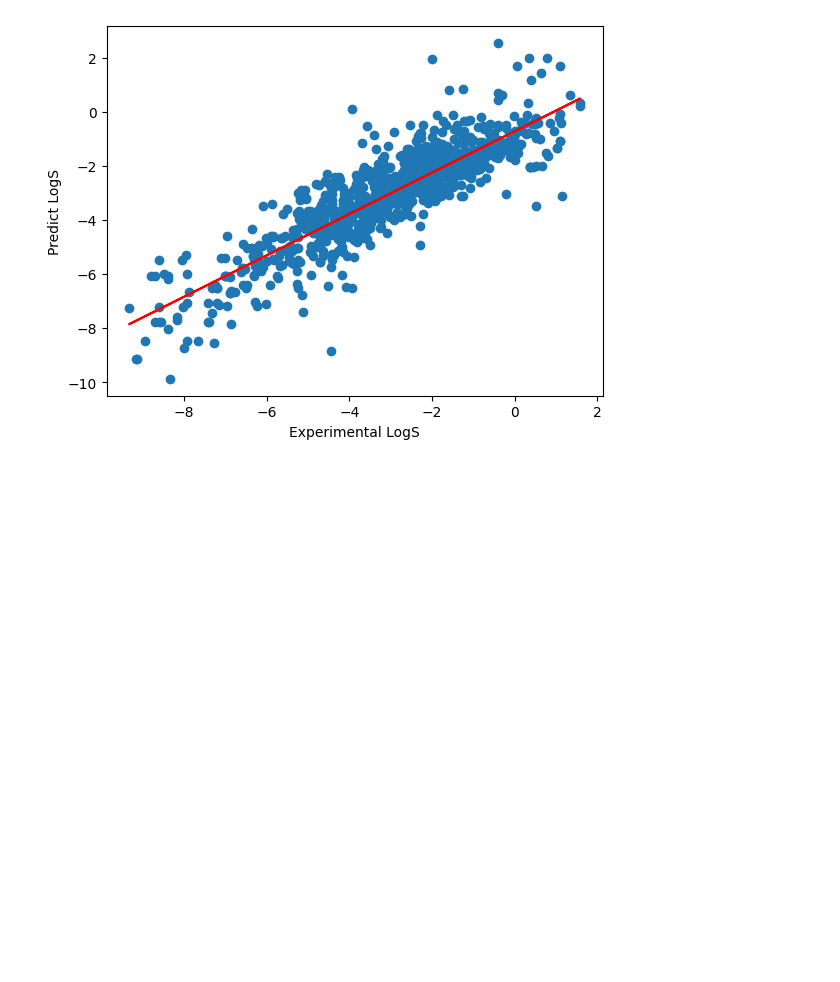
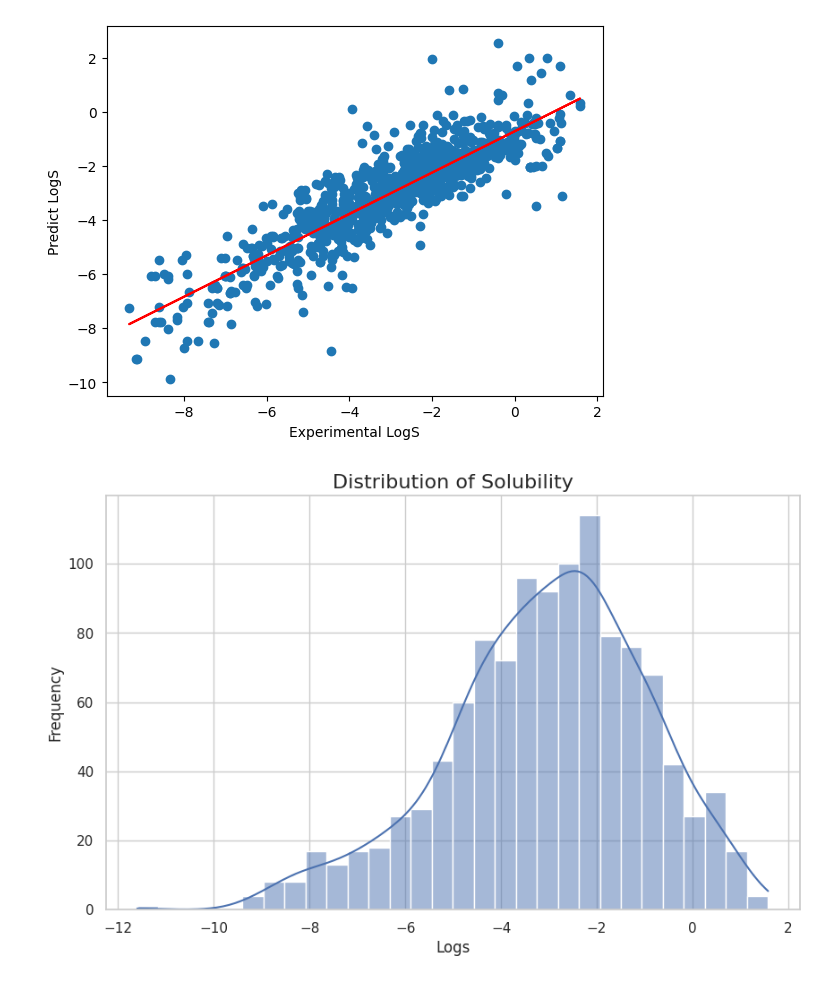
Before and after one commit to Pubudu-98/Colab, a Jupyter notebook: Building_ML_Model.ipynb, the cells around one changed output. Saved outputs shown, nothing was run; the diff lists cells and outputs as text; code cells hidden in the pictures; blank space fills up the shorter version.

```diff
--- a/Building_ML_Model.ipynb
+++ b/Building_ML_Model.ipynb
@@ -232,3 +232,15 @@ plt.plot()
 # %% [output]
 []
 [figure]
+# %%
+import seaborn as sns
+sns.set(style='whitegrid')
+
+plt.figure(figsize=(10,6))
+sns.histplot(df['logS'], kde=True, bins=30)
+plt.title('Distribution of Solubility', fontsize=16)
+plt.xlabel('Logs', fontsize=12)
+plt.ylabel('Frequency', fontsize=12)
+plt.show()
+# %% [output]
+[figure, added]
```
